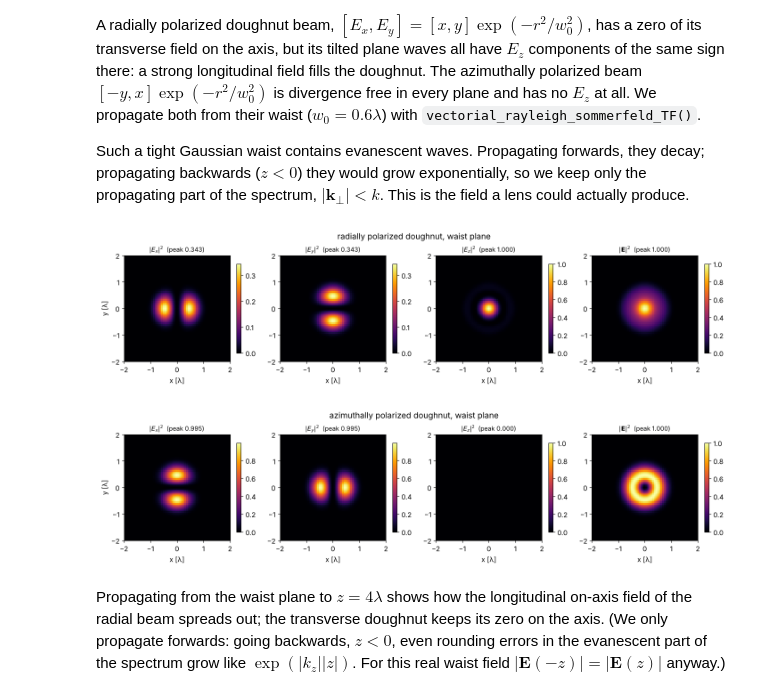
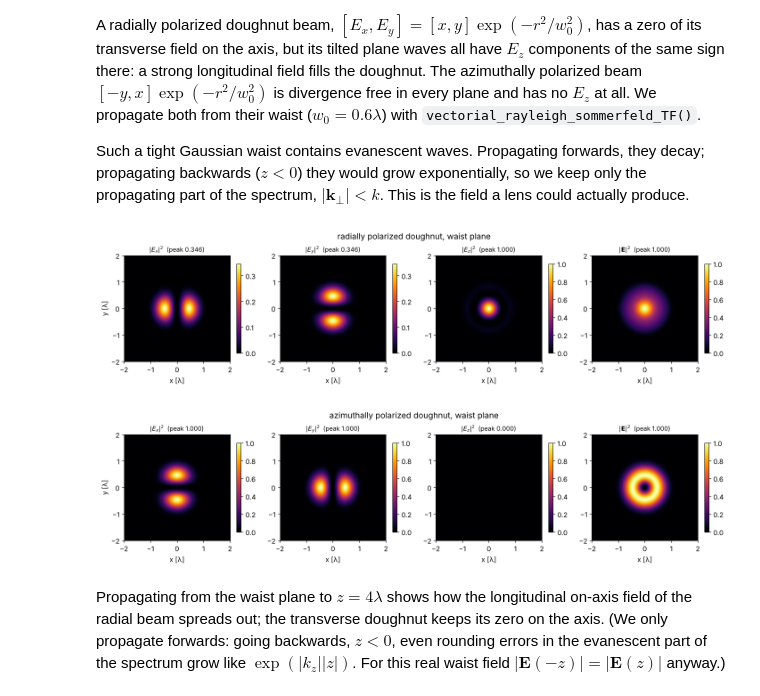
Before and after one commit to EMinsight/pyoptics, a Jupyter notebook: notebooks/02_vectorial_diffraction.ipynb, the cells around one changed output. Drawn from its saved outputs; the diff is of its cells as text; code cells hidden in the pictures.

```diff
--- a/notebooks/02_vectorial_diffraction.ipynb
+++ b/notebooks/02_vectorial_diffraction.ipynb
@@ -137,7 +137,7 @@ $$ \frac{\int |E_z|^2}{\int |E_x|^2} \approx \frac{1}{(k w_0)^2}. $$
 
 For $w_0 = 0.6\lambda$ this is already 7 %.
 # %%
-x, y, X, Y = grid(24.0, 256)
+x, y, X, Y = grid(24.0, 1024)
 w0 = 0.6
 E_x = np.exp(-(X**2 + Y**2)/w0**2)
 E, _, _ = vectorial_rayleigh_sommerfeld_TF(np.stack([E_x, 0*E_x], -1), x, y, 0.0, wl)
@@ -145,7 +145,7 @@ show_components(E, x, y, "", extent_half=2,
                 fig_title=f"x polarized Gaussian waist, $w_0$ = {w0} λ: the field in the waist plane");
 
 fig, axes = plt.subplots(1, 2, figsize=(12, 4))
-row = 128
+row = len(y)//2
 axes[0].plot(x, E[row, :, 0].real, label="Re $E_x$")
 axes[0].plot(x, E[row, :, 2].imag, label="Im $E_z$ (numerical)")
 axes[0].plot(x, (1j/k*(-2*X/w0**2)*E_x)[row].imag, "k--", lw=1, label="Im $(i/k)\\,\\partial_x E_x$")
@@ -184,21 +184,21 @@ they decay; propagating backwards ($z < 0$) they would grow exponentially,
 so we keep only the propagating part of the spectrum, $|\mathbf{k}_\perp| < k$.
 This is the field a lens could actually produce.
 # %%
-x, y, X, Y = grid(16.0, 256)
+x, y, X, Y = grid(16.0, 512)
 w0 = 0.6
 G = np.exp(-(X**2 + Y**2)/w0**2)
 K_x, K_y = freq_grid(x, y, wavenumbers=True, normal_order=True)
 propagating = K_x**2 + K_y**2 < k**2
 lowpass = lambda f: inv_FT(FT(f)*propagating)
 radial = np.stack([lowpass(X*G), lowpass(Y*G)], -1)
 azimuthal = np.stack([lowpass(-Y*G), lowpass(X*G)], -1)
 
 for field, name in ((radial, "radially"), (azimuthal, "azimuthally")):
     E, _, _ = vectorial_rayleigh_sommerfeld_TF(field, x, y, 0.0, wl)
     show_components(E, x, y, "", extent_half=2, fig_title=f"{name} polarized doughnut, waist plane");
 # %% [output]
 [figure]
-[figure, old version]
+[figure, new version]
 # %% [markdown]
 Propagating from the waist plane to $z = 4\lambda$ shows how the
 longitudinal on-axis field of the radial beam spreads out; the transverse
```
Also changed, not shown: parts of 9 cells of this notebook, 2 other files.
